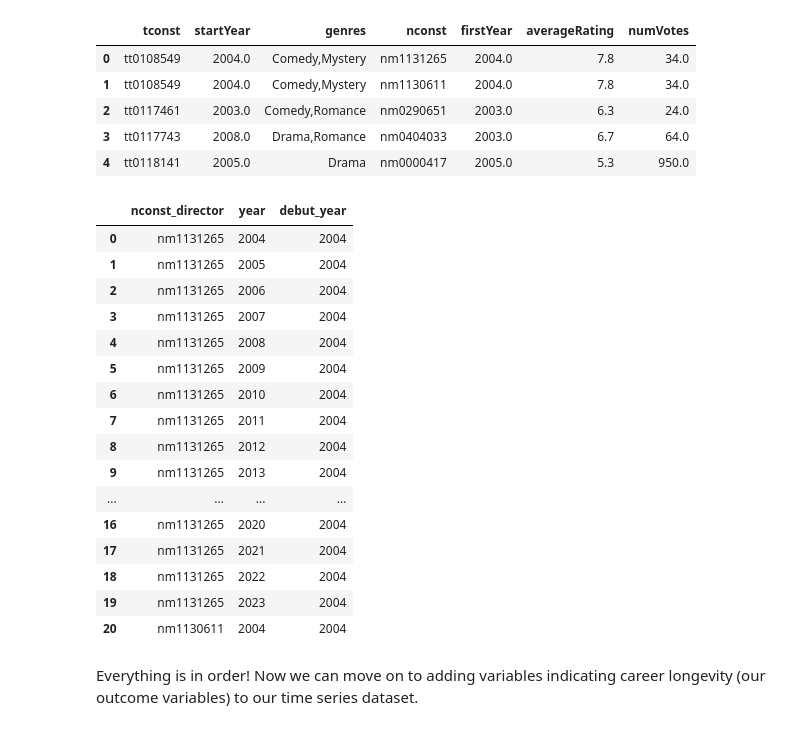
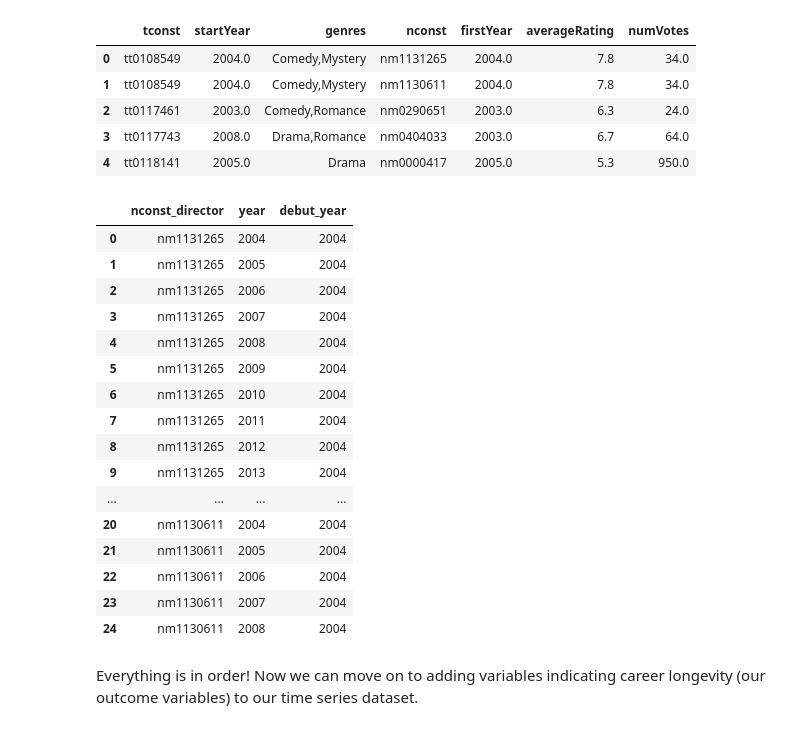
Before and after one commit to nhunguyen0901/SocialNetworks_CareerLongevity, a Jupyter notebook: Phase_4_Building_Time_Series_Data.ipynb, the cells around one changed output. Drawn from its saved outputs; the diff is of its cells as text; code cells hidden in the pictures.

```diff
--- a/Phase_4_Building_Time_Series_Data.ipynb
+++ b/Phase_4_Building_Time_Series_Data.ipynb
@@ -103,22 +103,22 @@ debut_years.rename(columns={'year': 'debut_year'}, inplace=True)
 # Merge the debut year back into the directors_years dataset to add a debut_year column
 directors_years = pd.merge(directors_years, debut_years, on='nconst_director', how='left')
 # %%
-directors_years.head(21)
+directors_years.head(25)
 # %% [output]
 |  | nconst_director | year | debut_year |
 | 0 | nm1131265 | 2004 | 2004 |
 | 1 | nm1131265 | 2005 | 2004 |
 | 2 | nm1131265 | 2006 | 2004 |
 | 3 | nm1131265 | 2007 | 2004 |
 | 4 | nm1131265 | 2008 | 2004 |
 | 5 | nm1131265 | 2009 | 2004 |
 | 6 | nm1131265 | 2010 | 2004 |
 | 7 | nm1131265 | 2011 | 2004 |
 | 8 | nm1131265 | 2012 | 2004 |
 | 9 | nm1131265 | 2013 | 2004 |
 | ... | ... | ... | ... |
-| 16 | nm1131265 | 2020 | 2004 |
-| 17 | nm1131265 | 2021 | 2004 |
-| 18 | nm1131265 | 2022 | 2004 |
-| 19 | nm1131265 | 2023 | 2004 |
 | 20 | nm1130611 | 2004 | 2004 |
+| 21 | nm1130611 | 2005 | 2004 |
+| 22 | nm1130611 | 2006 | 2004 |
+| 23 | nm1130611 | 2007 | 2004 |
+| 24 | nm1130611 | 2008 | 2004 |
```
Also changed, not shown: parts of 29 cells of this notebook, 2 other files.
